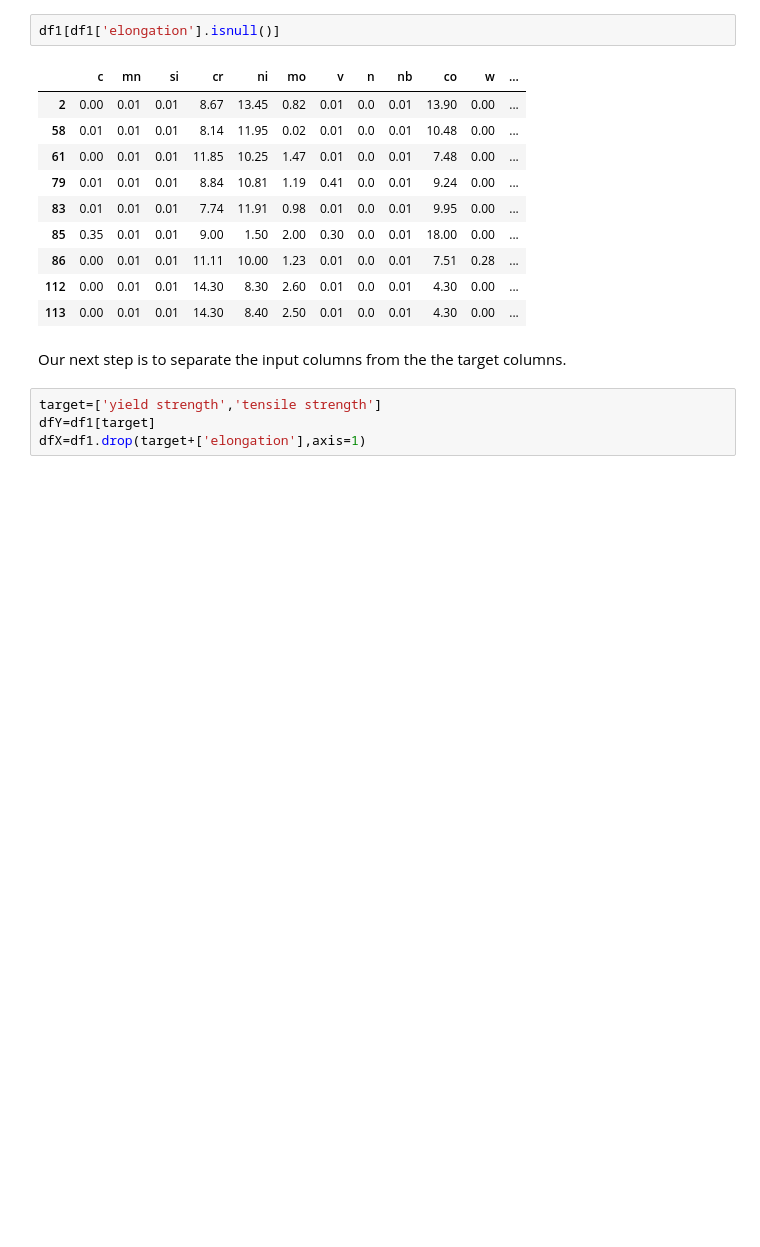
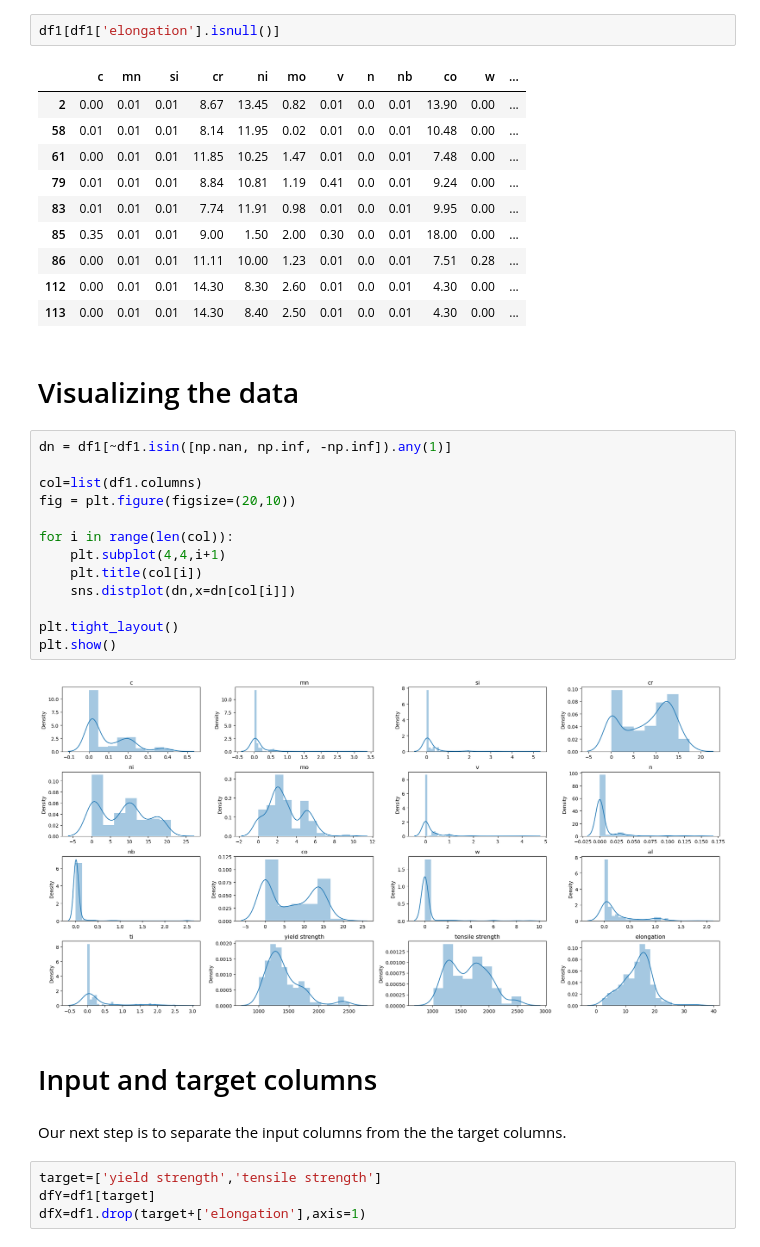
Before and after one commit to romerogroup/Notebooks_4SIAH, a Jupyter notebook: Machine_Learning/Chapter_8_Machine_Learning_Steel_Case.ipynb, the cells around one changed output. Drawn from its saved outputs; the diff is of its cells as text; blank space fills up the shorter version.

```diff
--- a/Machine_Learning/Chapter_8_Machine_Learning_Steel_Case.ipynb
+++ b/Machine_Learning/Chapter_8_Machine_Learning_Steel_Case.ipynb
@@ -265,6 +280,25 @@ df1[df1['elongation'].isnull()]
 | 86 | 0.00 | 0.01 | 0.01 | 11.11 | 10.00 | 1.23 | 0.01 | 0.0 | 0.01 | 7.51 | 0.28 | ... |
 | 112 | 0.00 | 0.01 | 0.01 | 14.30 | 8.30 | 2.60 | 0.01 | 0.0 | 0.01 | 4.30 | 0.00 | ... |
 | 113 | 0.00 | 0.01 | 0.01 | 14.30 | 8.40 | 2.50 | 0.01 | 0.0 | 0.01 | 4.30 | 0.00 | ... |
+# %% [markdown]
+# Visualizing the data
+# %%
+dn = df1[~df1.isin([np.nan, np.inf, -np.inf]).any(1)]
+
+col=list(df1.columns)
+fig = plt.figure(figsize=(20,10))
+
+for i in range(len(col)):
+    plt.subplot(4,4,i+1)
+    plt.title(col[i])
+    sns.distplot(dn,x=dn[col[i]])
+
+plt.tight_layout()
+plt.show()
+# %% [output]
+[figure, added]
+# %% [markdown]
+# Input and target columns
 # %% [markdown]
 Our next step is to separate the input columns from the the target columns.
 # %%
```
Also changed, not shown: parts of 20 cells of this notebook, 17 other files.
